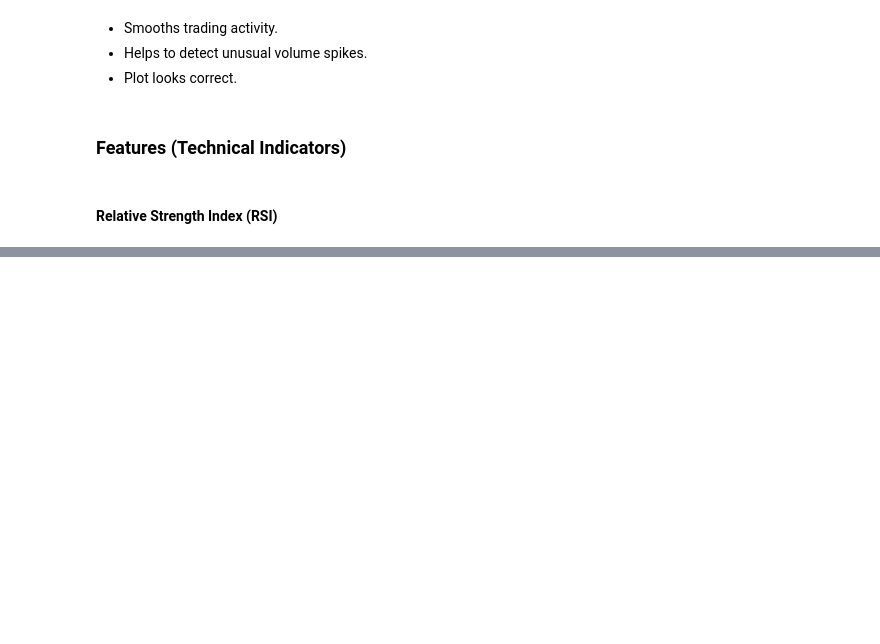
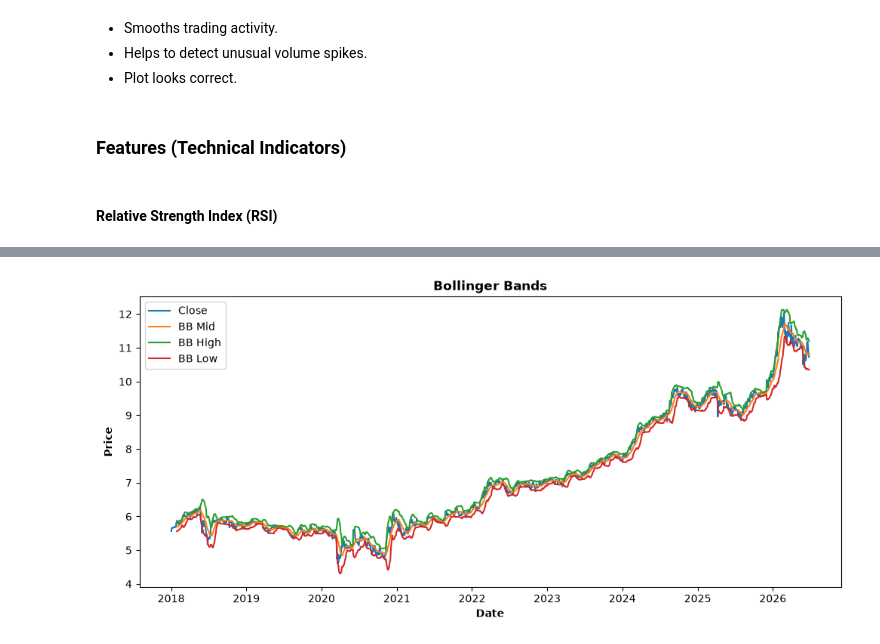
Before and after one commit to zechinglim/xai-stock-prediction-project, a Jupyter notebook: notebooks/feature_engineering.ipynb, the cells around one changed output, grey strips where cells are left out. Saved outputs shown, nothing was run; the diff lists cells and outputs as text; code cells hidden in the pictures; blank space fills up the shorter version.

```diff
--- a/notebooks/feature_engineering.ipynb
+++ b/notebooks/feature_engineering.ipynb
@@ -87,9 +89,9 @@ plt.show()
 # %% [markdown]
 #### Returns
 # %%
-maybank['return'] = maybank['Close'].pct_change()
+maybank['returns'] = maybank['Close'].pct_change()
 
-maybank['return'].head()
+maybank['returns'].head()
 # %% [output]
 0         NaN
 1    0.012422
@@ -210,3 +212,5 @@ plt.show()
 #### Relative Strength Index (RSI)
 # %%
 import pandas_ta as ta
+
+maybank['rsi'] = ta.rsi(maybank['Close'], length = 14) # look back last 14 days
@@ -212,0 +261,5 @@ import pandas_ta as ta
+# %%
+#12, 26, and 9 are the standard, textbook defaults introduced by Gerald Appel
+maybank['macd'] = ta.macd(maybank['Close'])['MACD_12_26_9']
+maybank['macd_signal'] = ta.macd(maybank['Close'])['MACDs_12_26_9']
+maybank['macd_diff'] = ta.macd(maybank['Close'])['MACDh_12_26_9']
@@ -212,0 +290,6 @@ import pandas_ta as ta
+# %%
+bb = ta.bbands(maybank['Close'], length=20)
+
+maybank['bb_low'] = bb['BBL_20_2.0_2.0']
+maybank['bb_mid'] = bb['BBM_20_2.0_2.0']
+maybank['bb_high'] = bb['BBU_20_2.0_2.0']
@@ -212,0 +310,16 @@ import pandas_ta as ta
+# %%
+plt.figure(figsize=(12,5))
+
+plt.plot(maybank['Date'], maybank['Close'], label = 'Close')
+plt.plot(maybank['Date'], maybank['bb_mid'], label = 'BB Mid')
+plt.plot(maybank['Date'], maybank['bb_high'], label = 'BB High')
+plt.plot(maybank['Date'], maybank['bb_low'], label = 'BB Low')
+
+plt.title('Bollinger Bands', fontweight = 'bold')
+plt.xlabel('Date', fontweight = 'bold')
+plt.ylabel('Price', fontweight = 'bold')
+
+plt.legend()
+plt.show()
+# %% [output]
+[figure, added]
```
Also changed, not shown: parts of 34 cells of this notebook, 3 other files.
